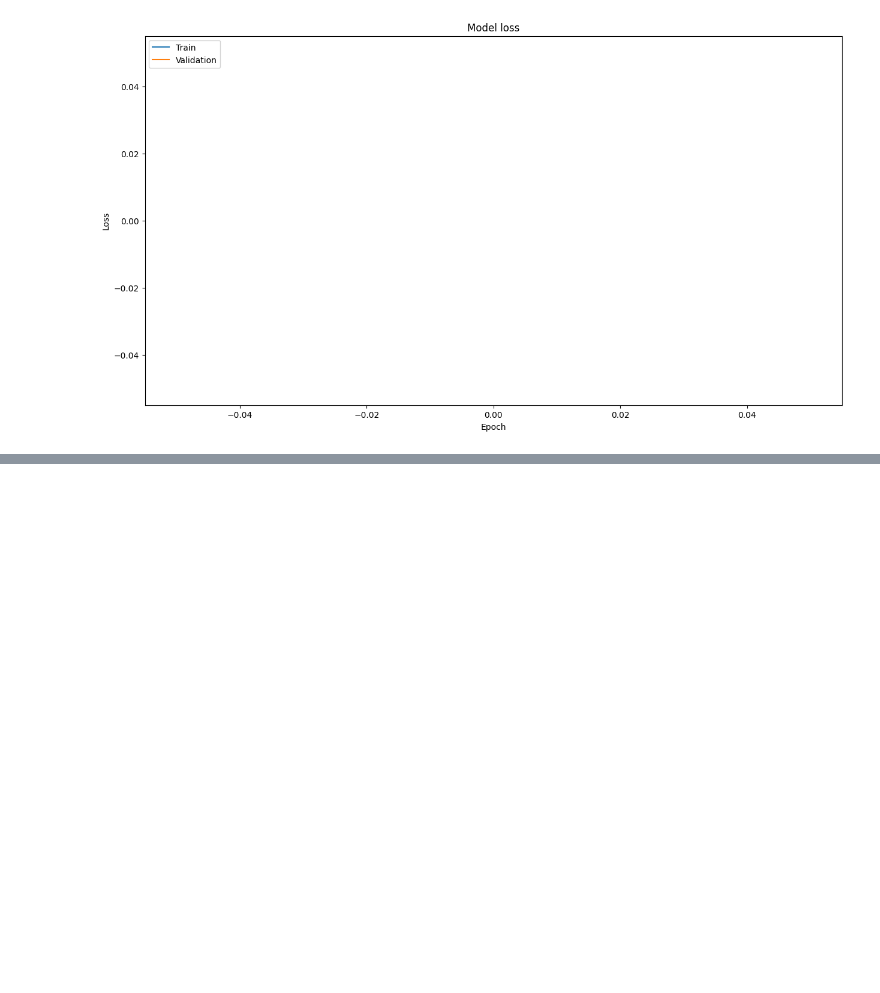
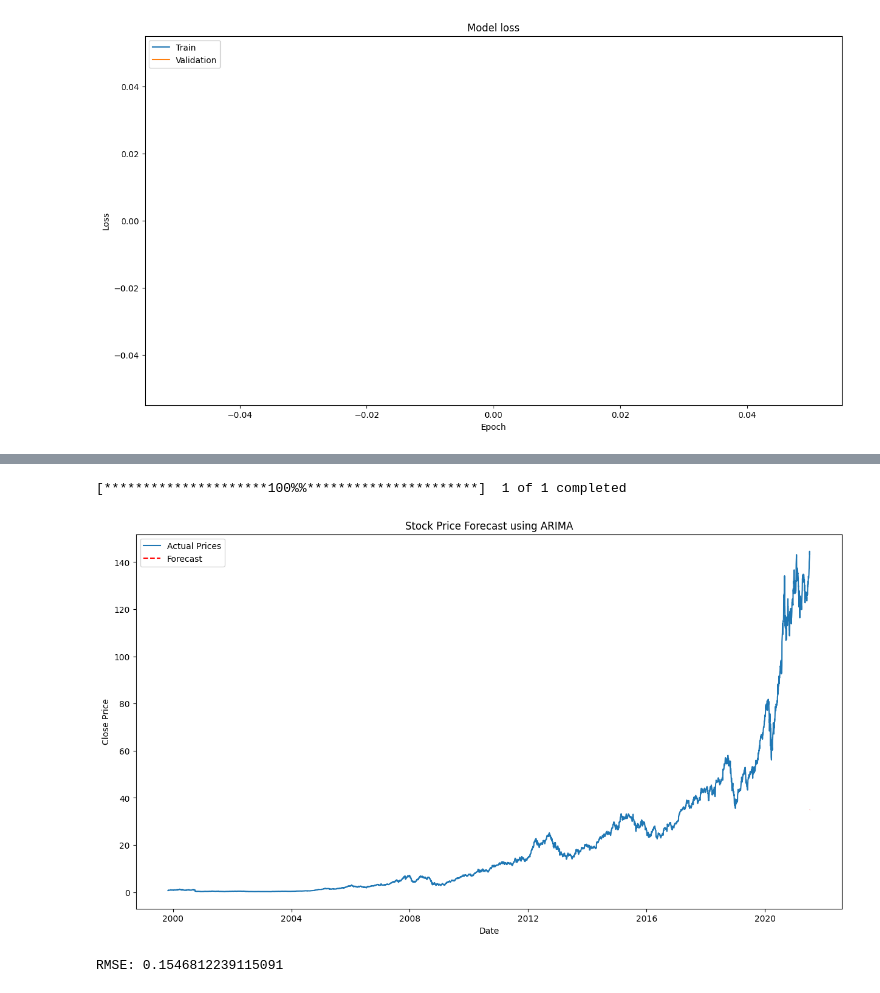
Before and after one commit to ParasX1/MarketAnalyticsTool, a Jupyter notebook: MarketAnalyticTool.ipynb, the cells around one changed output, grey strips where cells are left out. Drawn from its saved outputs; the diff is of its cells as text; code cells hidden in the pictures; blank space fills up the shorter version.

Commit message:
XGBoost Model + Arima Model initial implementation

```diff
--- a/MarketAnalyticTool.ipynb
+++ b/MarketAnalyticTool.ipynb
@@ -830,0 +840,47 @@ weighted avg       0.21      0.46      0.29      1091
+# %%
+import yfinance as yf
+import pandas as pd
+import matplotlib.pyplot as plt
+from statsmodels.tsa.statespace.sarimax import SARIMAX
+from sklearn.metrics import mean_squared_error
+import numpy as np
+
+# Fetch historical stock data
+ticker = "AAPL"
+stock_data = yf.download(ticker, start="1999-11-01", end="2021-07-09")
+
+# Ensure datetime index
+stock_data.index = pd.to_datetime(stock_data.index)
+
+# Select the 'Close' price
+data = stock_data['Close']
+
+# Split the data into training and testing sets
+train_size = int(len(data) * 0.8)
+train, test = data[:train_size], data[train_size:]
+
+# Fit the ARIMA model
+model = SARIMAX(train, order=(5, 1, 0), seasonal_order=(0, 1, 1, 12))
+model_fit = model.fit(disp=False)
+
+# Forecast the next 1 to 3 days
+forecast_steps = 3
+forecast = model_fit.forecast(steps=forecast_steps)
+
+# Plot the results
+plt.figure(figsize=(15, 8))
+plt.plot(data.index, data, label='Actual Prices')
+plt.plot(pd.date_range(start=data.index[-1], periods=forecast_steps + 1, freq='D')[1:], forecast, label='Forecast', linestyle='--', color='red')
+plt.title('Stock Price Forecast using ARIMA')
+plt.xlabel('Date')
+plt.ylabel('Close Price')
+plt.legend()
+plt.show()
+
+# Calculate and print RMSE
+rmse = np.sqrt(mean_squared_error(test[:forecast_steps], forecast))
+print(f'RMSE: {rmse}')
+# %% [output]
+[*********************100%%**********************]  1 of 1 completed
+[figure, added]
+RMSE: 0.1546812239115091
```
Also changed, not shown: parts of 5 cells of this notebook.
